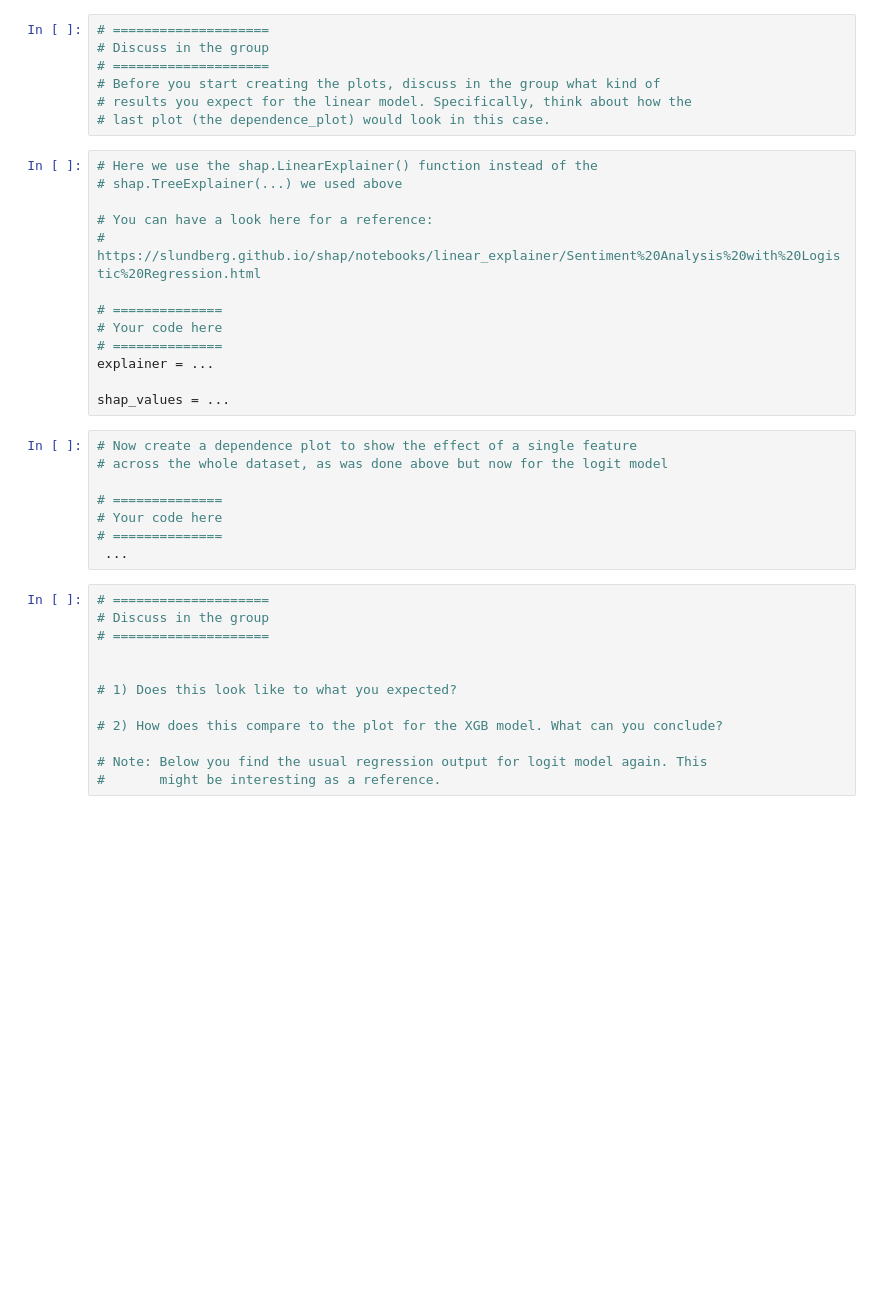
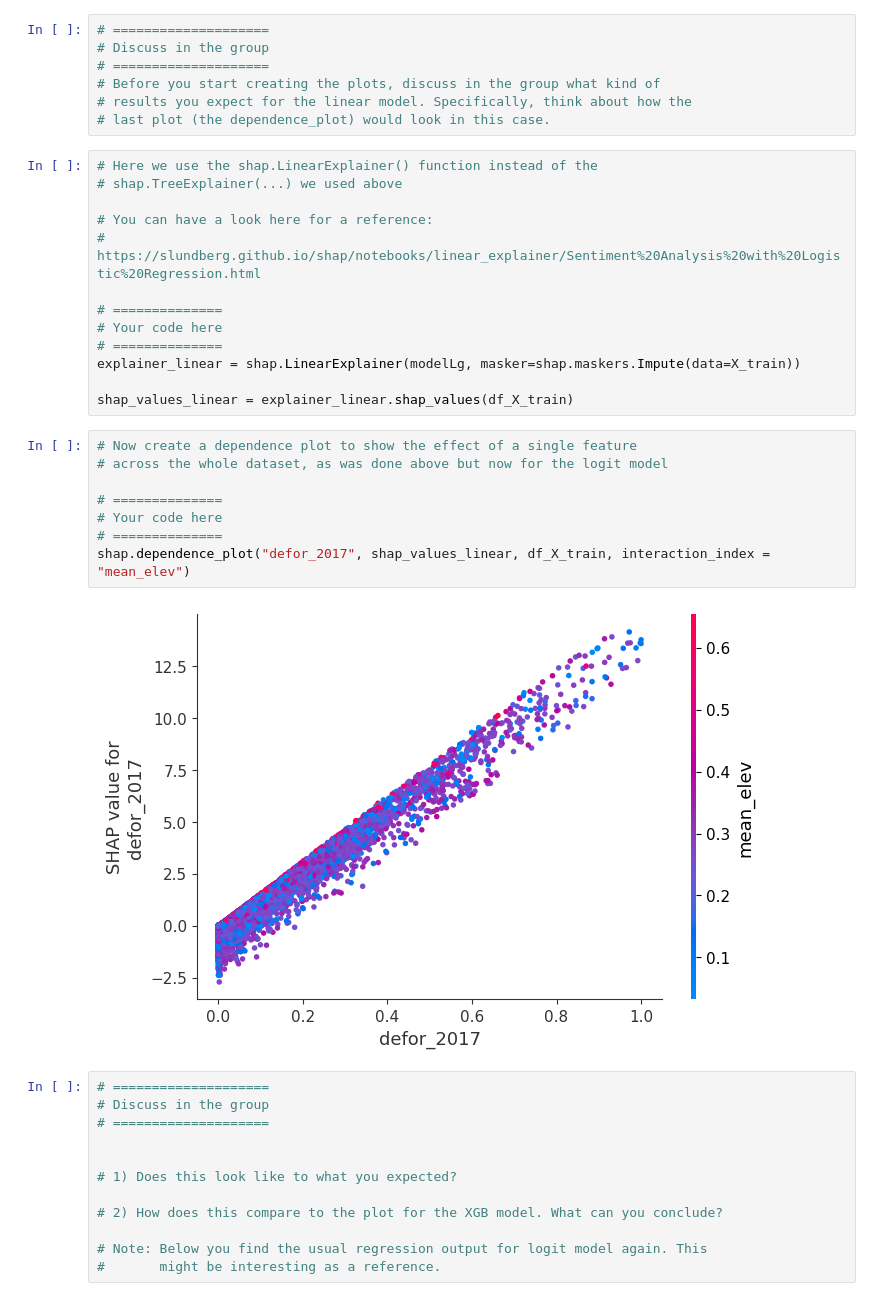
Before and after one commit to DamiAladesuru/Damytomy, a Jupyter notebook: 6800_Day3-4_Damilola_Aladesuru.ipynb, the cells around one changed output. Saved outputs shown, nothing was run; the diff lists cells and outputs as text; blank space fills up the shorter version.

```diff
--- a/6800_Day3-4_Damilola_Aladesuru.ipynb
+++ b/6800_Day3-4_Damilola_Aladesuru.ipynb
@@ -273,17 +326,19 @@ shap.dependence_plot("defor_2017", shap_values, df_X_train)
 # ==============
 # Your code here
 # ==============
-explainer = ...
+explainer_linear = shap.LinearExplainer(modelLg, masker=shap.maskers.Impute(data=X_train))
 
-shap_values = ...
+shap_values_linear = explainer_linear.shap_values(df_X_train)
 # %%
 # Now create a dependence plot to show the effect of a single feature
 # across the whole dataset, as was done above but now for the logit model
 
 # ==============
 # Your code here
 # ==============
- ...
+shap.dependence_plot("defor_2017", shap_values_linear, df_X_train, interaction_index = "mean_elev")
+# %% [output]
+[figure, added]
 # %%
 # ====================
 # Discuss in the group
```
Also changed, not shown: parts of 18 cells of this notebook.
